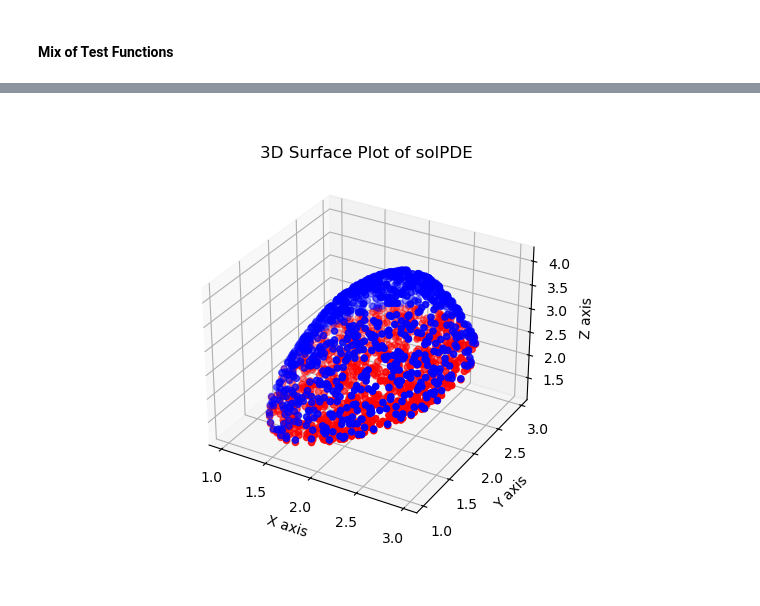
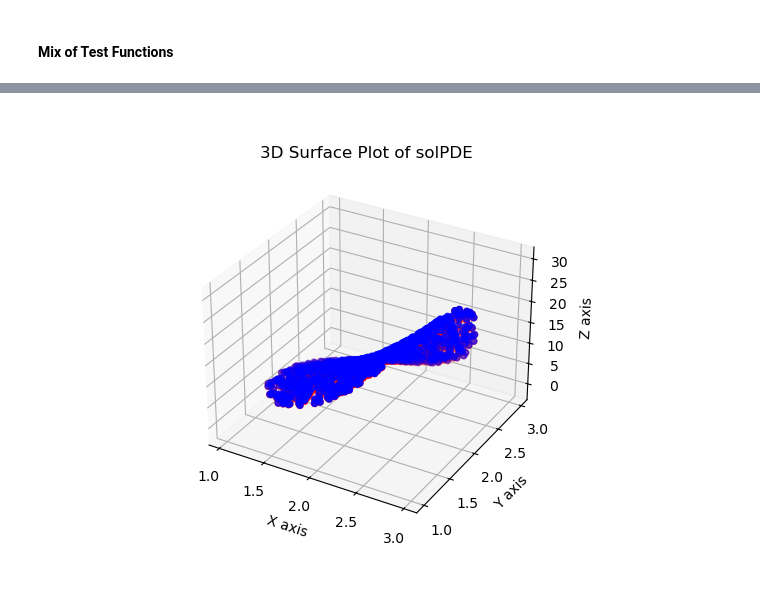
Before and after one commit to SeanDisaro/StarBoundaryNetworks, a Jupyter notebook: src/notebookTests/twoDimLaplaceEq.ipynb, the cells around one changed output, grey strips where cells are left out. Saved outputs shown, nothing was run; the diff lists cells and outputs as text; code cells hidden in the pictures.

```diff
--- a/src/notebookTests/twoDimLaplaceEq.ipynb
+++ b/src/notebookTests/twoDimLaplaceEq.ipynb
@@ -354,0 +135,3 @@ plt.show()
+# %%
+# move model to device
+solOperatorImposed.updateDevice(device)
@@ -354,0 +182,3 @@ plt.show()
+# %%
+# move model to cpu
+solOperatorImposed.updateDevice("cpu")
@@ -355,2 +239,5 @@ plt.show()
+# %%
+xy_grid[0] = xy_grid[0].to("cpu")
+xy_grid[1] = xy_grid[1].to("cpu")
 # %% [markdown]
 #### Mix of Test Functions
@@ -361,0 +244,20 @@ lossMix = laplacian(neuralOpOutMix, xy_grid, device= device).to("cpu")
+# %%
+#test with mix test function:
+coeffs = torch.rand(3)*2
+coeffs[0],coeffs[1],coeffs[2] = 1, -1,0
+myTestFunc = lambda grid : trainFunc(grid,coeffs[0],coeffs[1],coeffs[2])
+
+neuralOpOutImposed_Mix = solOperatorImposed(xy_grid, myTestFunc)
+neuralOpOutClassical_Mix = solOperatorClassical(xy_grid, myTestFunc)
+#laplacianImposed_Mix = laplacian(neuralOpOutImposed_Mix, xy_grid, device = "cpu")
+#laplacianClassical_Mix = laplacian(neuralOpOutClassical_Mix, xy_grid, device = "cpu")
+trueOut = trainFunc([xy_grid[0], xy_grid[1]],coeffs[0],coeffs[1],coeffs[2])
+
+absDifferenceTrueImposed = torch.abs(trueOut - neuralOpOutImposed_Mix)
+absDifferenceTrueClassical = torch.abs(trueOut - neuralOpOutClassical_Mix)
+
+errorImposed = torch.norm(absDifferenceTrueImposed)
+errorClassical = torch.norm(absDifferenceTrueClassical)
+
+maxErrorImposed = torch.max(absDifferenceTrueImposed)
+maxErrorClassical = torch.max(absDifferenceTrueClassical)
@@ -390,30 +396,30 @@ plt.show()
 # %%
 numPointsPlot = min(1000, xy_grid[0].shape[0])
 x = xy_grid[0][:numPointsPlot].to("cpu").view(-1).detach().numpy()
 y = xy_grid[1][:numPointsPlot].to("cpu").view(-1).detach().numpy()
 
 
-ztrue = trainFunc([xy_grid[0][:numPointsPlot], xy_grid[1][:numPointsPlot]],coeffs[0],coeffs[1],coeffs[2]).to("cpu").view(-1).detach().numpy()
+ztrue = trueOut[:numPointsPlot].to("cpu").view(-1).detach().numpy()
 
 
 
-z = neuralOpOutMix[:numPointsPlot].to("cpu").view(-1).detach().numpy()
+z = neuralOpOutImposed_Mix[:numPointsPlot].to("cpu").view(-1).detach().numpy()
 
 # Create a 3D plot
 fig6 = plt.figure()
 ax6 = fig6.add_subplot(111, projection='3d')
 
 # Plot the surface
 ax6.scatter(x, y, z, cmap='viridis',c = 'blue')
 ax6.scatter(x,y,ztrue, cmap = 'viridis', c = 'red' )
 
 # Add labels and title
 ax6.set_xlabel('X axis')
 ax6.set_ylabel('Y axis')
 ax6.set_zlabel('Z axis')
 ax6.set_title('3D Surface Plot of solPDE')
 
 # Show plot
 plt.show()
 # %% [output]
-[figure, old version]
+[figure, new version]
```
Also changed, not shown: parts of 45 cells of this notebook, 13 other files.
